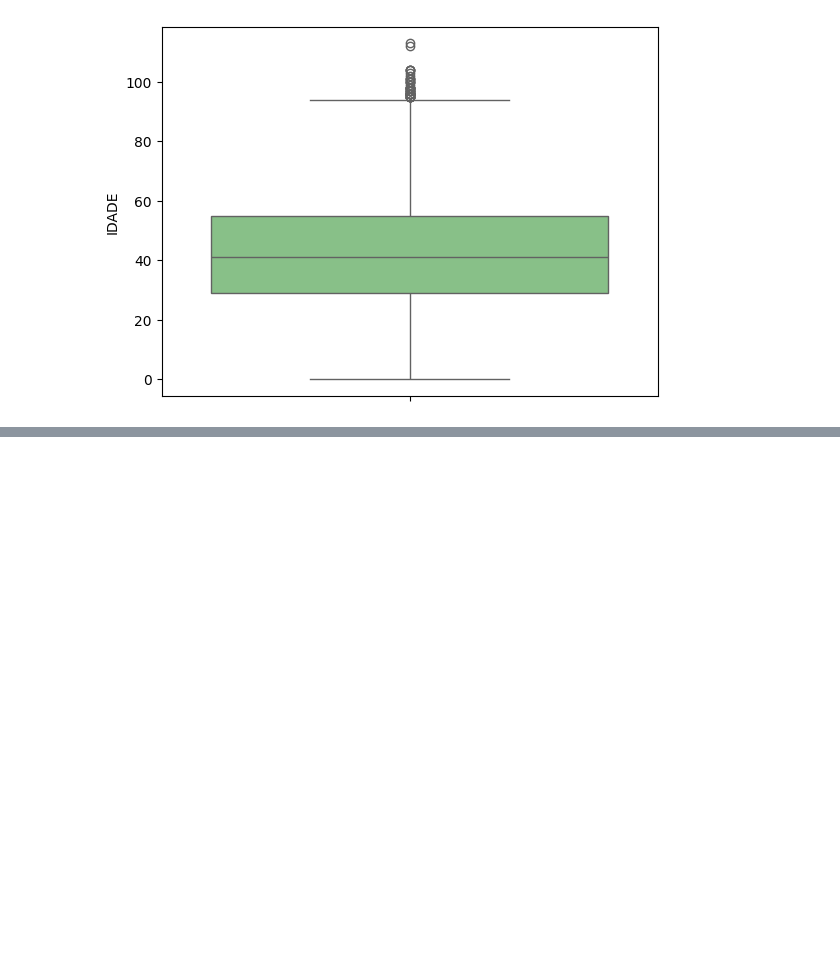
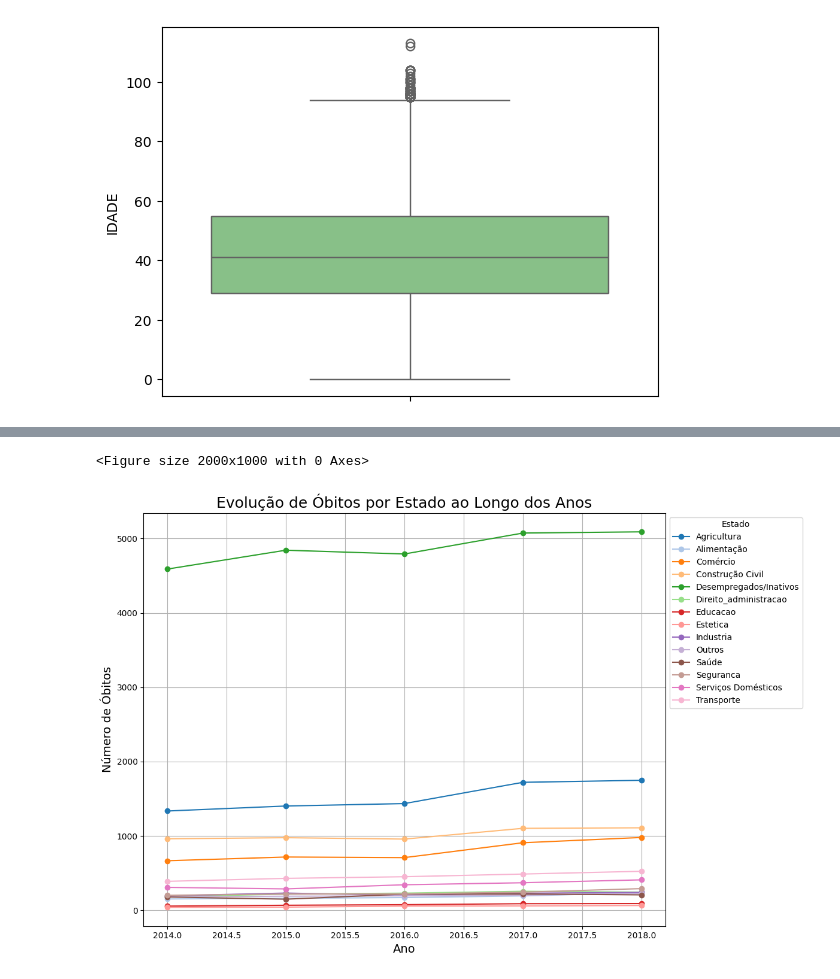
Before and after one commit to vitor1209/AnalisaAI, a Jupyter notebook: SaudeJovem/AnalisaAi_SUICIDIOS.ipynb, the cells around one changed output, grey strips where cells are left out. Saved outputs shown, nothing was run; the diff lists cells and outputs as text; code cells hidden in the pictures; blank space fills up the shorter version.

```diff
--- a/SaudeJovem/AnalisaAi_SUICIDIOS.ipynb
+++ b/SaudeJovem/AnalisaAi_SUICIDIOS.ipynb
@@ -750,0 +2059,20 @@ bd3.describe()
+# %%
+CATEGORIA_OCUP_ano = bd3.groupby(['CATEGORIA_OCUP', 'ANO']).size().unstack()
+
+tab20_colors = plt.cm.tab20(np.linspace(0, 1, 20))
+accent_colors = plt.cm.magma(np.linspace(0, 1, 8))
+combined_colors = np.vstack((tab20_colors, accent_colors))
+
+plt.figure(figsize=(20, 10))
+CATEGORIA_OCUP_ano.T.plot(kind='line', figsize=(12, 8), marker='o', color=combined_colors)
+
+plt.title('Evolução de Óbitos por Estado ao Longo dos Anos', fontsize=18)
+plt.ylabel('Número de Óbitos', fontsize=14)
+plt.xlabel('Ano', fontsize=14)
+plt.legend(title='Estado', bbox_to_anchor=(1,1))
+plt.grid(linestyle='-')
+plt.tight_layout()
+plt.show()
+# %% [output]
+<Figure size 2000x1000 with 0 Axes>
+[figure, added]
```
Also changed, not shown: parts of 17 cells of this notebook.
